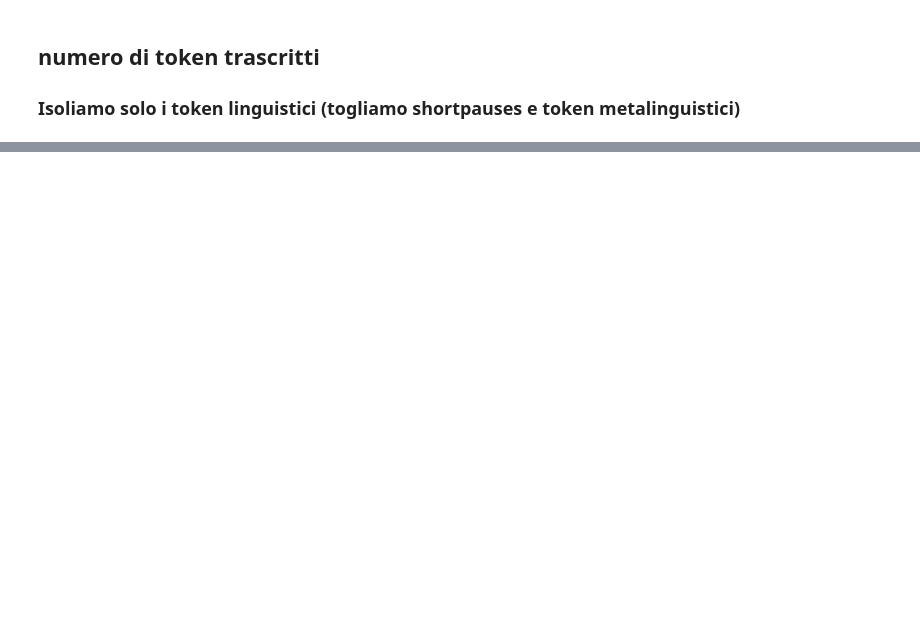
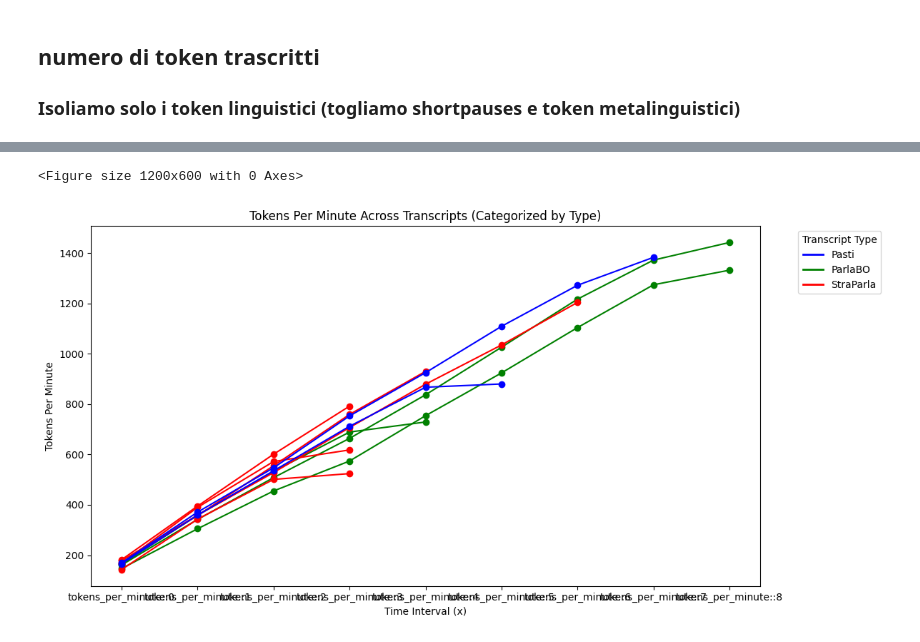
Before and after one commit to LaboratorioSperimentale/asr-assisted-transcription, a Jupyter notebook: data_analysis/analysis.ipynb, the cells around one changed output, grey strips where cells are left out. Drawn from its saved outputs; the diff is of its cells as text; code cells hidden in the pictures; blank space fills up the shorter version.

```diff
--- a/data_analysis/analysis.ipynb
+++ b/data_analysis/analysis.ipynb
@@ -111,0 +126,5 @@ df_deltas
+# %%
+# Numero di transcription units
+avg_num_tu = stats_filtrato[["module", "transcription_type"]+[f"num_tu::{i}" for i in range(0,3)]].replace(0, np.nan).groupby(["module", "transcription_type"]).mean()
+avg_duration_per_minute = stats_filtrato[["module", "transcription_type"]+[f"avg_duration_per_min::{i}" for i in range(0,3)]].replace(0, np.nan).groupby(["module", "transcription_type"]).mean()
+avg_overlaps = stats_filtrato[["module", "transcription_type"]+[f"num_overlaps"]].replace(0, np.nan).groupby(["module", "transcription_type"]).mean()
@@ -152,3 +275,63 @@ df_deltas
 
 7. valutazione precisione unità a prescindere dal contenuto
    1. Creazione grafo di corrispondenza delle unità attribuite ad ogni parlante per i vari annotatori.
+# %%
+import pandas as pd
+import numpy as np
+import matplotlib.pyplot as plt
+from matplotlib.lines import Line2D
+
+# Select relevant columns: Transcript_ID and tokens_per_minute::x (where x = 0 to 9)
+tokens_cols = [f"tokens_per_minute::{i}" for i in range(10)]
+stats = stats[~stats["Tipo"].isin(["Revised"])]
+df_subset = stats[['Transcript_ID'] + tokens_cols].set_index('Transcript_ID')
+
+# Convert to numeric values (handling any non-numeric data gracefully)
+# df_subset = df_subset.apply(pd.to_numeric, errors='coerce')
+
+# Replace exact 0 values with NaN to indicate missing data
+df_subset = df_subset.replace(0, np.nan)
+
+# Plot the updated data with lines ending at missing points
+# Define colors based on Transcript_ID categories
+color_map = {
+    "Pasti": "blue",
+    "ParlaBO": "green",
+    "StraParla": "red"
+}
+
+# Assign colors to each Transcript_ID based on its category
+df_colors = []
+for transcript in df_subset.index:
+    if "Pasti" in transcript:
+        df_colors.append(color_map["Pasti"])
+    elif "ParlaBO" in transcript:
+        df_colors.append(color_map["ParlaBO"])
+    elif "StraParla" in transcript:
+        df_colors.append(color_map["StraParla"])
+    else:
+        df_colors.append("gray")  # Default color for other cases
+
+# Plot the data with category-based colors
+plt.figure(figsize=(12, 6))
+ax = df_subset.T.plot(title="Tokens Per Minute Across Transcripts",
+                    figsize=(12, 6), marker='o', linestyle='-', color=df_colors)
+
+# Customize labels
+plt.xlabel("Time Interval (x)")
+plt.ylabel("Tokens Per Minute")
+
+# Create custom legend
+legend_elements = [
+    Line2D([0], [0], color="blue", lw=2, label="Pasti"),
+    Line2D([0], [0], color="green", lw=2, label="ParlaBO"),
+    Line2D([0], [0], color="red", lw=2, label="StraParla")
+]
+plt.legend(handles=legend_elements, title="Transcript Type", bbox_to_anchor=(1.05, 1), loc='upper left')
+
+# Show the plot
+plt.tight_layout()
+plt.show()
+# %% [output]
+<Figure size 1200x600 with 0 Axes>
+[figure, added]
```
Also changed, not shown: parts of 22 cells of this notebook.
